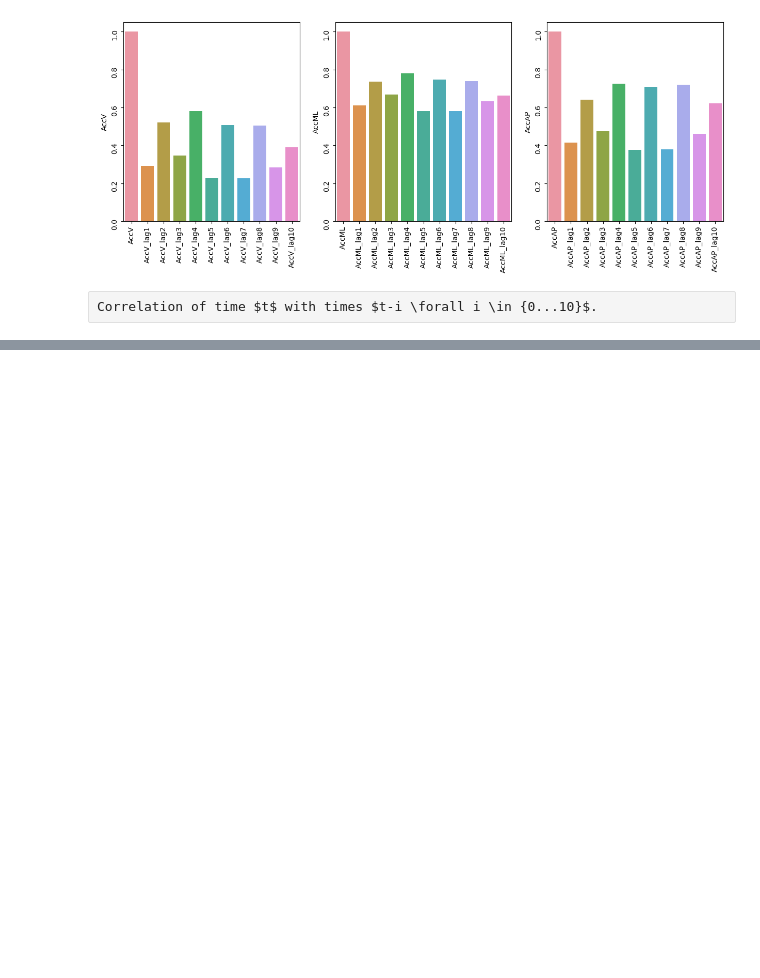
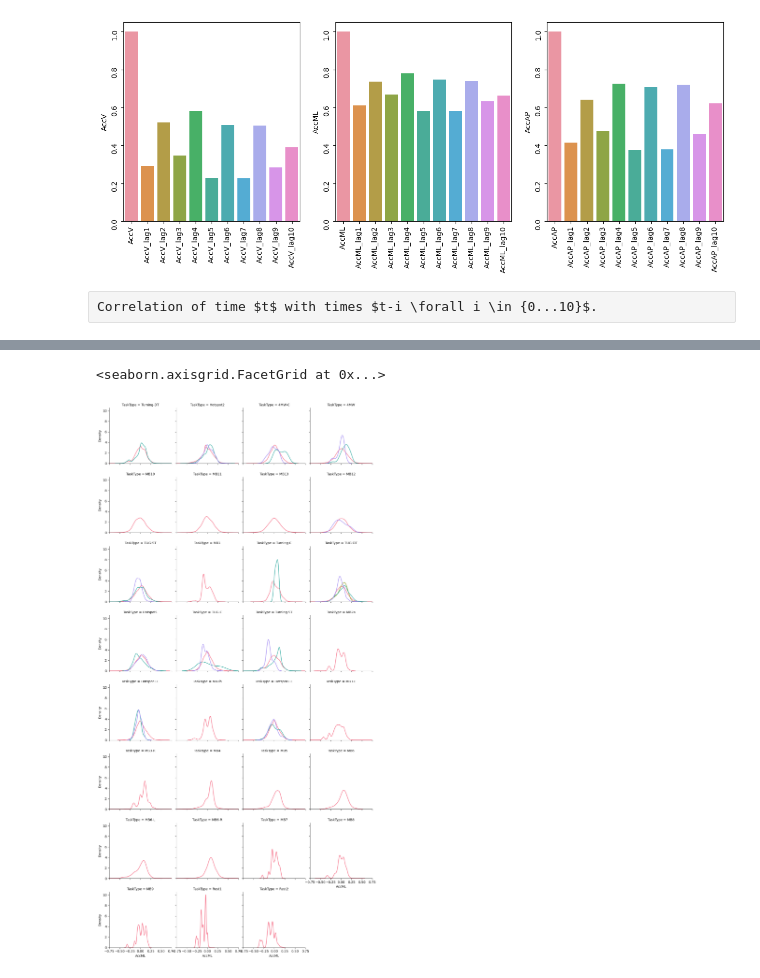
Before and after one commit to zmwm37/fog, a Jupyter notebook: code/eda.ipynb, the cells around one changed output, grey strips where cells are left out. Cells and saved outputs as stored; diff of their text form; code cells hidden in the pictures; blank space fills up the shorter version.

```diff
--- a/code/eda.ipynb
+++ b/code/eda.ipynb
@@ -185,0 +220,7 @@ Correlation of time $t$ with times $t-i \forall i \in {0...10}$.
+# %%
+g = sns.FacetGrid(df_task_10perc, col_wrap=4, col="TaskType", hue="target", palette=sns.color_palette("husl", 4))
+g.map(sns.kdeplot, "AccML", common_norm=False)
+g.set(xlim=(-.75,.75))
+# %% [output]
+<seaborn.axisgrid.FacetGrid at 0x...>
+[figure, added]
```
Also changed, not shown: parts of 25 cells of this notebook.
